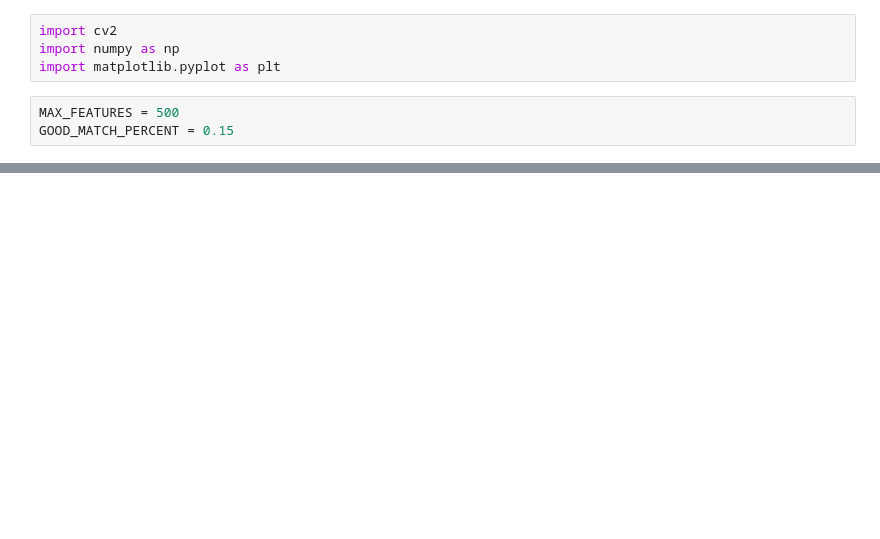
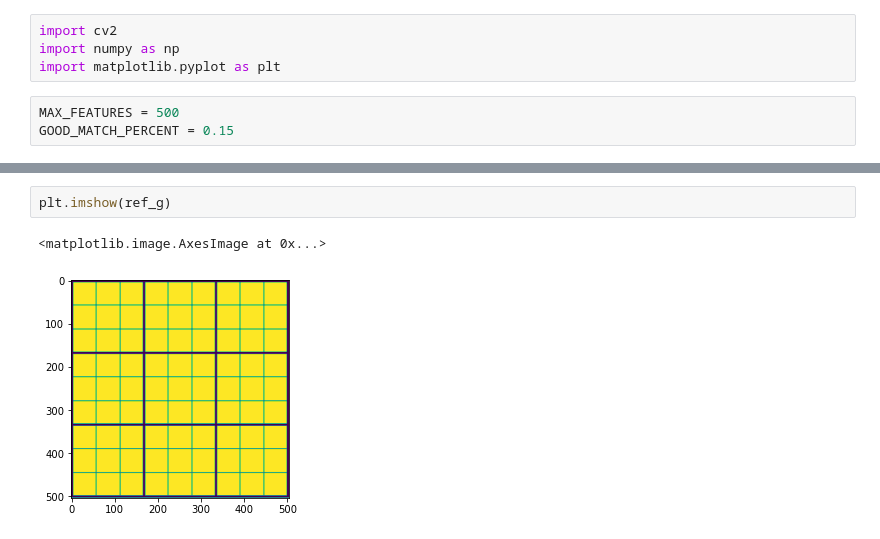
Before and after one commit to kaydee0502/SudokuSazy, a Jupyter notebook: model/Alignment.ipynb, the cells around one changed output, grey strips where cells are left out. Drawn from its saved outputs; the diff is of its cells as text; blank space fills up the shorter version.

```diff
--- a/model/Alignment.ipynb
+++ b/model/Alignment.ipynb
@@ -29,0 +33,5 @@ plt.imshow(ref)
+# %%
+plt.imshow(ref_g)
+# %% [output]
+<matplotlib.image.AxesImage at 0x...>
+[figure, added]
```
Also changed, not shown: parts of 8 cells of this notebook.
